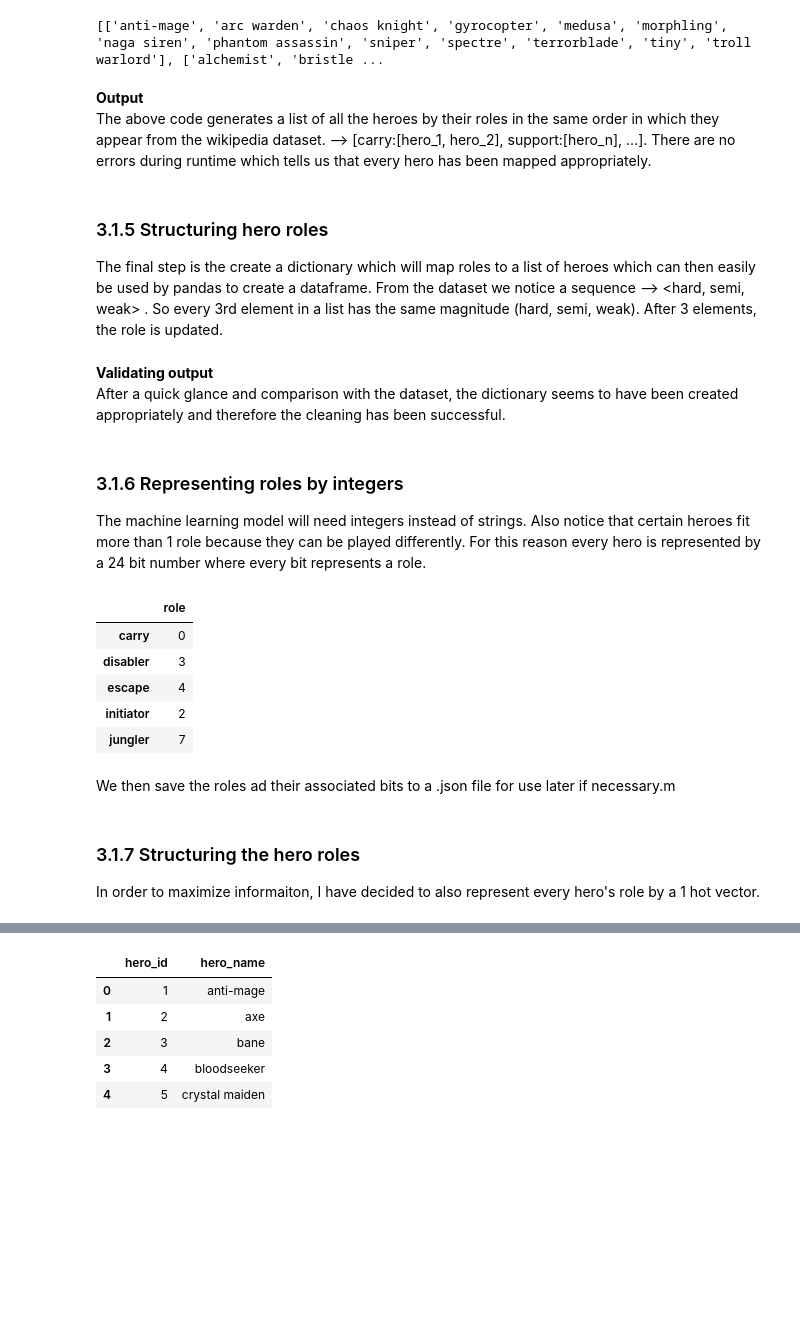
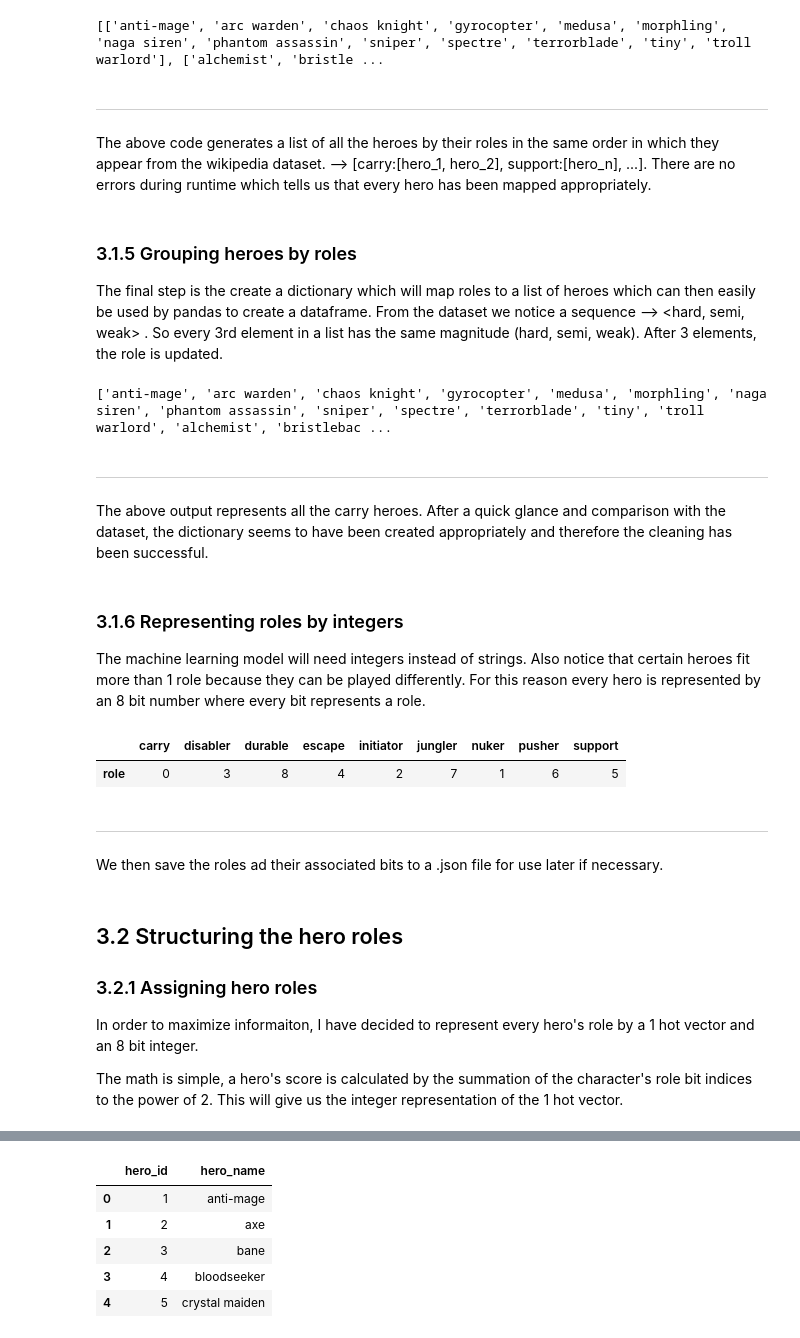
Before and after one commit to Samuel-Campbell/dota2, a Jupyter notebook: src/Dota2_Analysis.ipynb, the cells around one changed output, grey strips where cells are left out. Cells and saved outputs as stored; diff of their text form; code cells hidden in the pictures; blank space fills up the shorter version.

```diff
--- a/src/Dota2_Analysis.ipynb
+++ b/src/Dota2_Analysis.ipynb
@@ -408,9 +410,22 @@ From the above section, the most unformatted data is the hero_roles.txt file. I
 # %%
+# load hero_role.txt
+file = open('data/hero_role.txt', 'r')
+raw_hero_role_data = ""
+
+# for every line, add it to the empty string
+for line in file:
+    raw_hero_role_data += line
+file.close()
+
 updated_hero_role_data = ""
+
+# replace all unecessary strings
 updated_hero_role_data = raw_hero_role_data.replace("{{HeroIcon|", "|")
 updated_hero_role_data = updated_hero_role_data.replace("}}", "| ")
 updated_hero_role_data = updated_hero_role_data.replace("|-\n", "")
 updated_hero_role_data = updated_hero_role_data.replace("<br>", "")
+
+# print sample of new format
 print(updated_hero_role_data[:500])
 # %% [output]
 {| class="wikitable"
@@ -438,7 +456,0 @@ We inspect this file quickly to understand its format so that we can use it.
-# %%
-file = open("data/hero_abbreviations.txt", 'r')
-sample = ""
-for line in file:
-    sample += line
-file.close()
-print(sample[:100])
@@ -492,10 +496,10 @@ print(cleaned_hero_names)
 # %% [output]
 [['anti-mage', 'arc warden', 'chaos knight', 'gyrocopter', 'medusa', 'morphling', 'naga siren', 'phantom assassin', 'sniper', 'spectre', 'terrorblade', 'tiny', 'troll warlord'], ['alchemist', 'bristle ...
 # %% [markdown]
-**Output**
+---
 The above code generates a list of all the heroes by their roles in the same order in which they appear from the wikipedia dataset. --> [carry:[hero_1, hero_2], support:[hero_n], ...]. There are no errors during runtime which tells us that every hero has been mapped appropriately.
 # %% [markdown]
-### 3.1.5 Structuring hero roles
+### 3.1.5 Grouping heroes by roles
 The final step is the create a dictionary which will map roles to a list of heroes which can then easily be used by pandas to create a dataframe. From the dataset we notice a sequence --> <hard, semi, weak> <role>. So every 3rd element in a list has the same magnitude (hard, semi, weak). After 3 elements, the role is updated.
 # %%
 cleaned_roles_dict = {}
@@ -509,38 +513,45 @@ for i in range(len(cleaned_hero_names)):
         cleaned_roles_dict[hard_role] += cleaned_hero_names[i]
     except KeyError:
         cleaned_roles_dict[hard_role] = cleaned_hero_names[i]
+
+# print only the first key: value from the dictionary
+for key in cleaned_roles_dict:
+    print(cleaned_roles_dict[key])
+    break
+# %% [output]
+['anti-mage', 'arc warden', 'chaos knight', 'gyrocopter', 'medusa', 'morphling', 'naga siren', 'phantom assassin', 'sniper', 'spectre', 'terrorblade', 'tiny', 'troll warlord', 'alchemist', 'bristlebac ...
 # %% [markdown]
-**Validating output**
-After a quick glance and comparison with the dataset, the dictionary seems to have been created appropriately and therefore the cleaning has been successful.
+---
+The above output represents all the carry heroes. After a quick glance and comparison with the dataset, the dictionary seems to have been created appropriately and therefore the cleaning has been successful.
 # %% [markdown]
 ### 3.1.6 Representing roles by integers
-The machine learning model will need integers instead of strings. Also notice that certain heroes fit more than 1 role because they can be played differently. For this reason every hero is represented by a 24 bit number where every bit represents a role.
+The machine learning model will need integers instead of strings. Also notice that certain heroes fit more than 1 role because they can be played differently. For this reason every hero is represented by an 8 bit number where every bit represents a role.
 # %%
 role_bits = {
     'role': {}
 }
 
 index = 0
 for role in cleaned_roles_dict:
     role_bits['role'][role] = index
     index += 1
 role_bits_df = pd.DataFrame(role_bits)
-role_bits_df.head()
+role_bits_df.transpose().head()
 # %% [output]
-|  | role |
-| carry | 0 |
-| disabler | 3 |
-| escape | 4 |
-| initiator | 2 |
-| jungler | 7 |
+|  | carry | disabler | durable | escape | initiator | jungler | nuker | pusher | support |
+| role | 0 | 3 | 8 | 4 | 2 | 7 | 1 | 6 | 5 |
 # %% [markdown]
-We then save the roles ad their associated bits to a .json file for use later if necessary.m
+---
+We then save the roles ad their associated bits to a .json file for use later if necessary.
 # %%
 with open('data/role_bits.json', 'w') as outfile:
     json.dump(role_bits, outfile)
 # %% [markdown]
-### 3.1.7 Structuring the hero roles
-In order to maximize informaiton, I have decided to also represent every hero's role by a 1 hot vector.
+## 3.2 Structuring the hero roles
+### 3.2.1 Assigning hero roles
+In order to maximize informaiton, I have decided to represent every hero's role by a 1 hot vector and an 8 bit integer.
+
+The math is simple, a hero's score is calculated by the summation of the character's role bit indices to the power of 2. This will give us the integer representation of the 1 hot vector.
 # %%
 hero_roles_dict = {}
 for key in cleaned_roles_dict:
```
Also changed, not shown: parts of 32 cells of this notebook, 3 other files.
